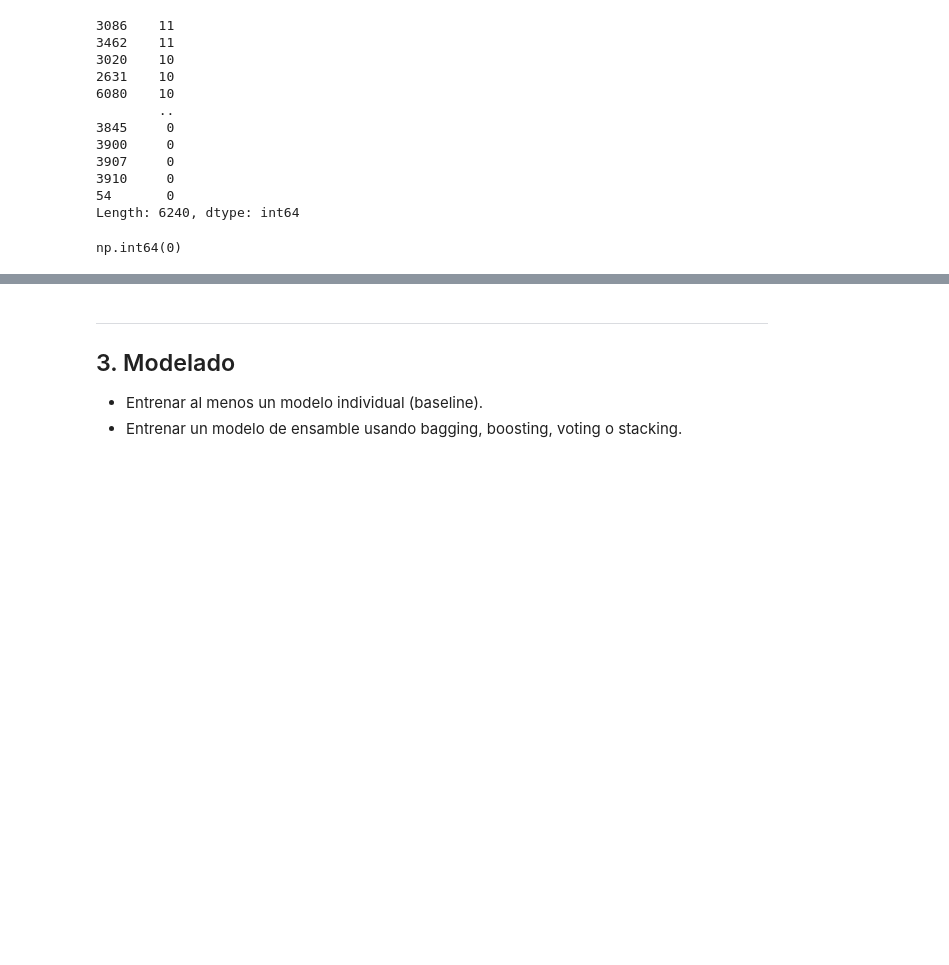
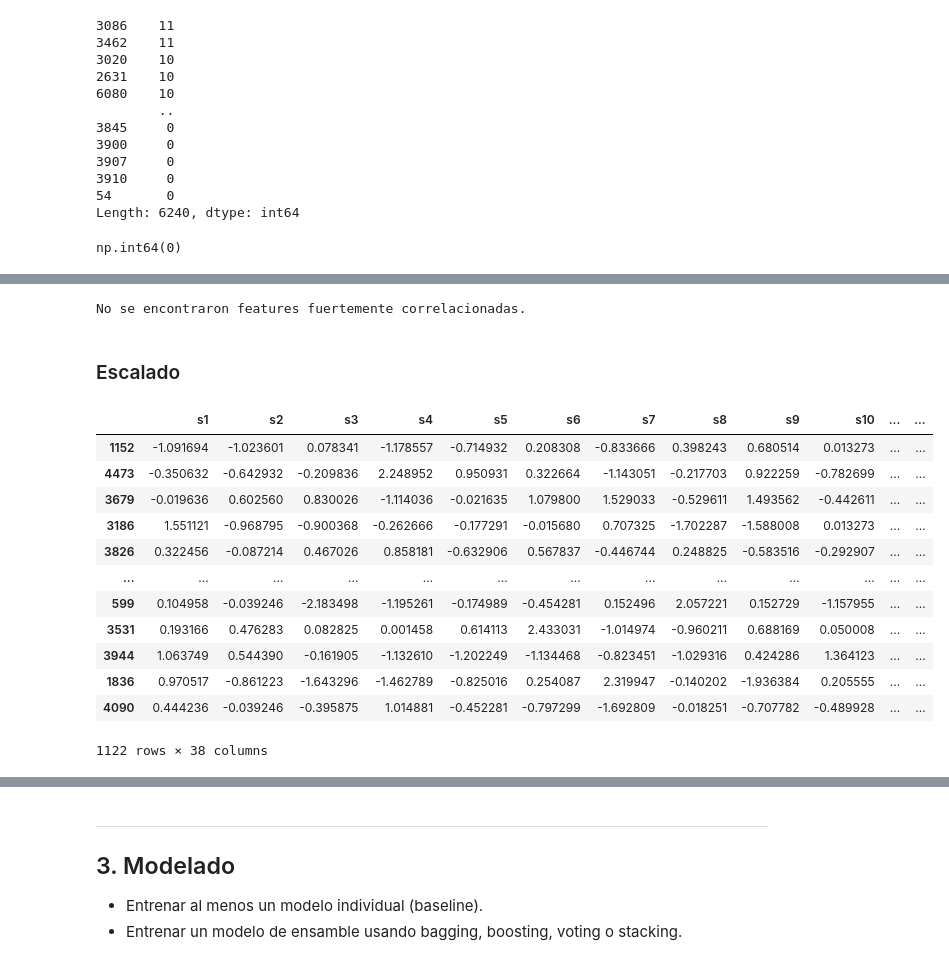
Before and after one commit to Frafcis/Deep_learning_UBB, a Jupyter notebook: Tarea1_DL.ipynb, the cells around one changed output, grey strips where cells are left out. Drawn from its saved outputs; the diff is of its cells as text; code cells hidden in the pictures; blank space fills up the shorter version.

```diff
--- a/Tarea1_DL.ipynb
+++ b/Tarea1_DL.ipynb
@@ -124,0 +163,3 @@ Transformación a datos numéricos, eliminación de columnas redundantes, imputa
+# %%
+df_y_true = copy_df.dropna(subset=['quality_score'])
+df_y_true['quality_score']
@@ -124,0 +313,11 @@ Transformación a datos numéricos, eliminación de columnas redundantes, imputa
+# %%
+try:
+    X_train_v2.pop('machine_type_nan')
+    X_train_v2.pop('shift_nan')
+    X_train_v2.pop('plant_region_nan')
+    X_test_v2.pop('machine_type_nan')
+    X_test_v2.pop('shift_nan')
+    X_test_v2.pop('plant_region_nan')
+except:
+    pass
+len(X_train_v2.columns),X_train_v2.columns,len(X_test_v2.columns),X_test_v2.columns
@@ -124,0 +408,20 @@ Transformación a datos numéricos, eliminación de columnas redundantes, imputa
+# %%
+numerical_cols = ['s1', 's2', 's3', 's4', 's5', 's6', 's7', 's8', 's9', 's10', 's11',
+       's12', 's13', 's14', 's15', 's16', 's17', 's18', 's19', 's20',
+       'vibration_rms', 'temp_c', 'pressure_bar', 'humidity_pct',
+       'operator_id', 'line_id', 'hora', 'mes', 'dia_semana']
+
+for col in numerical_cols:
+
+    Q1 = X_train_v3[col].quantile(0.25)
+    Q3 = X_train_v3[col].quantile(0.75)
+    IQR = Q3 - Q1
+
+    lower_fence = Q1 - (1.5 * IQR)
+    upper_fence = Q3 + (1.5 * IQR)
+
+    X_train_v3[col] = X_train_v3[col].clip(lower_fence, upper_fence)
+
+    X_test_v3[col] = X_test_v3[col].clip(lower_fence, upper_fence)
+
+how_many_outliers(X_train_v3).sort_values(ascending=False),how_many_outliers(X_test_v3).sort_values(ascending=False)
@@ -124,0 +482,45 @@ Transformación a datos numéricos, eliminación de columnas redundantes, imputa
+# %%
+corr_matrix = X_train_v3.corr().abs()
+
+upper_triangle_mask = np.triu(np.ones(corr_matrix.shape), k=1).astype(bool)
+
+upper_triangle_matrix = corr_matrix.where(upper_triangle_mask)
+
+high_corr_series = upper_triangle_matrix.stack()
+
+high_corr_pairs = high_corr_series[high_corr_series > 0.9]
+
+if high_corr_pairs.empty:
+    print("No se encontraron features fuertemente correlacionadas.")
+else:
+    print("Pares de features fuertemente correlacionadas (redundantes):")
+    print(high_corr_pairs)
+# %% [output]
+No se encontraron features fuertemente correlacionadas.
+# %% [markdown]
+### Escalado
+# %%
+scaler = StandardScaler()
+
+X_train_v3[numerical_cols] = scaler.fit_transform(X_train_v3[numerical_cols])
+
+X_test_v3[numerical_cols] = scaler.transform(X_test_v3[numerical_cols])
+
+X_train_clean = X_train_v3
+X_test_clean = X_test_v3
+# %%
+X_test_clean
+# %% [output]
+|  | s1 | s2 | s3 | s4 | s5 | s6 | s7 | s8 | s9 | s10 | ... | ... |
+| 1152 | -1.091694 | -1.023601 | 0.078341 | -1.178557 | -0.714932 | 0.208308 | -0.833666 | 0.398243 | 0.680514 | 0.013273 | ... | ... |
+| 4473 | -0.350632 | -0.642932 | -0.209836 | 2.248952 | 0.950931 | 0.322664 | -1.143051 | -0.217703 | 0.922259 | -0.782699 | ... | ... |
+| 3679 | -0.019636 | 0.602560 | 0.830026 | -1.114036 | -0.021635 | 1.079800 | 1.529033 | -0.529611 | 1.493562 | -0.442611 | ... | ... |
+| 3186 | 1.551121 | -0.968795 | -0.900368 | -0.262666 | -0.177291 | -0.015680 | 0.707325 | -1.702287 | -1.588008 | 0.013273 | ... | ... |
+| 3826 | 0.322456 | -0.087214 | 0.467026 | 0.858181 | -0.632906 | 0.567837 | -0.446744 | 0.248825 | -0.583516 | -0.292907 | ... | ... |
+| ... | ... | ... | ... | ... | ... | ... | ... | ... | ... | ... | ... | ... |
+| 599 | 0.104958 | -0.039246 | -2.183498 | -1.195261 | -0.174989 | -0.454281 | 0.152496 | 2.057221 | 0.152729 | -1.157955 | ... | ... |
+| 3531 | 0.193166 | 0.476283 | 0.082825 | 0.001458 | 0.614113 | 2.433031 | -1.014974 | -0.960211 | 0.688169 | 0.050008 | ... | ... |
+| 3944 | 1.063749 | 0.544390 | -0.161905 | -1.132610 | -1.202249 | -1.134468 | -0.823451 | -1.029316 | 0.424286 | 1.364123 | ... | ... |
+| 1836 | 0.970517 | -0.861223 | -1.643296 | -1.462789 | -0.825016 | 0.254087 | 2.319947 | -0.140202 | -1.936384 | 0.205555 | ... | ... |
+| 4090 | 0.444236 | -0.039246 | -0.395875 | 1.014881 | -0.452281 | -0.797299 | -1.692809 | -0.018251 | -0.707782 | -0.489928 | ... | ... |
+1122 rows × 38 columns
```
Also changed, not shown: parts of 38 cells of this notebook.
